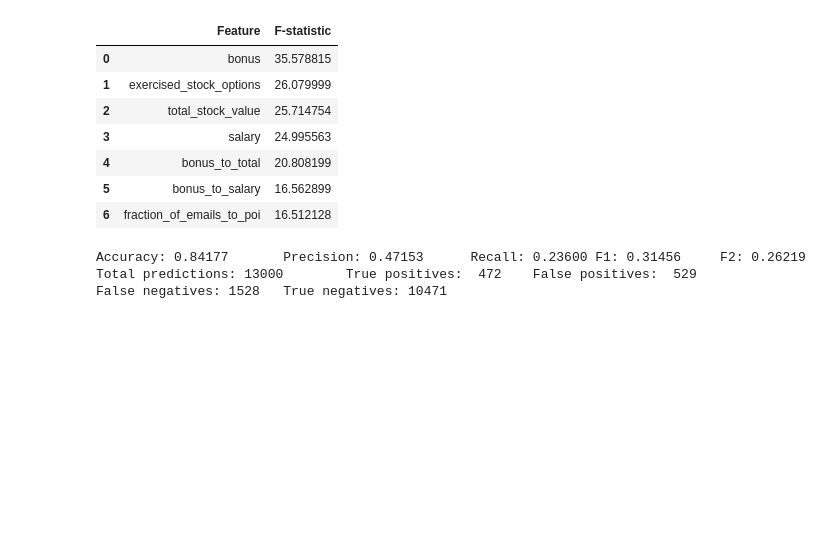
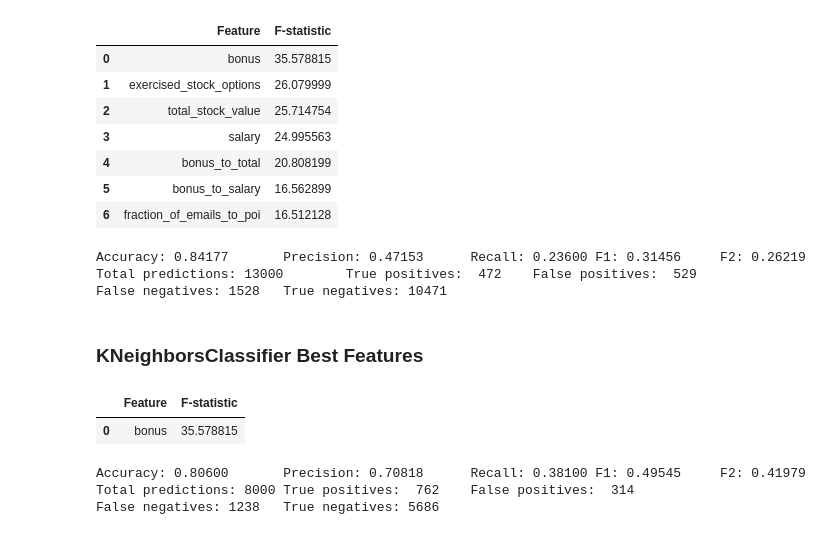
Before and after one commit to marty-vanhoof/Identifying_Fraud_from_Enron_Data, a Jupyter notebook: enron_report.ipynb, the cells around one changed output. Drawn from its saved outputs; the diff is of its cells as text; code cells hidden in the pictures; blank space fills up the shorter version.

Commit message:
KNeighborsClassifier best features

```diff
--- a/enron_report.ipynb
+++ b/enron_report.ipynb
@@ -451,3 +451,15 @@ display_feature_results(lg_best_features, lg_model)
 Accuracy: 0.84177       Precision: 0.47153      Recall: 0.23600 F1: 0.31456     F2: 0.26219
 Total predictions: 13000        True positives:  472    False positives:  529
 False negatives: 1528   True negatives: 10471
+# %% [markdown]
+### KNeighborsClassifier Best Features
+# %%
+knn_best_features = get_best_features(KNeighborsClassifier, new_features_list)[0]
+knn_model = get_best_features(KNeighborsClassifier, new_features_list)[1]
+display_feature_results(knn_best_features, knn_model)
+# %% [output]
+|  | Feature | F-statistic |
+| 0 | bonus | 35.578815 |
+Accuracy: 0.80600       Precision: 0.70818      Recall: 0.38100 F1: 0.49545     F2: 0.41979
+Total predictions: 8000 True positives:  762    False positives:  314
+False negatives: 1238   True negatives: 5686
```
